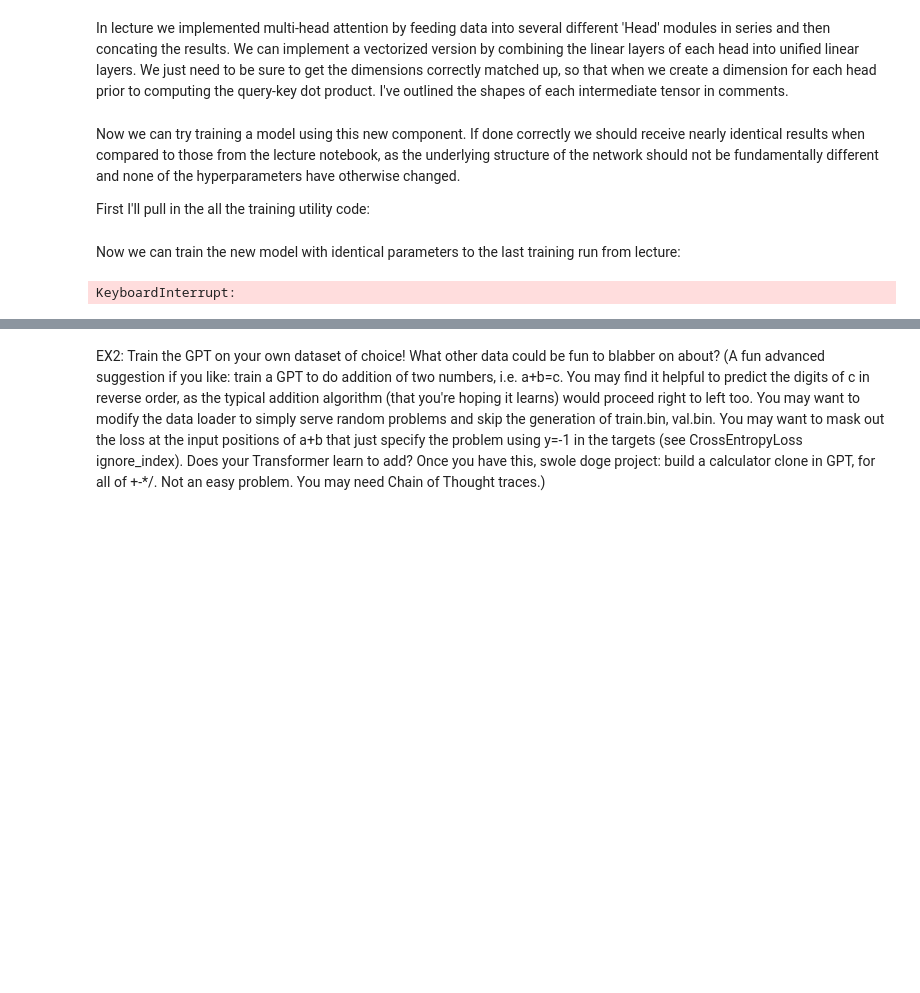
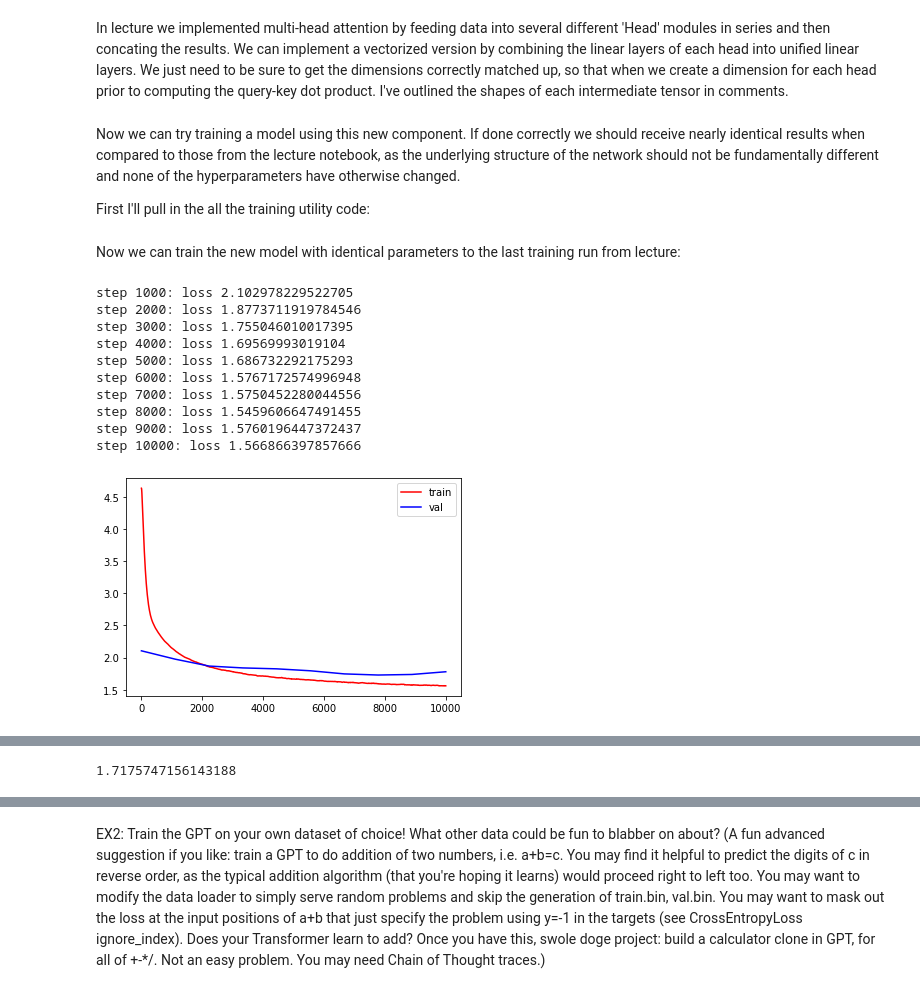
Before and after one commit to lowrollr/nn_zero_to_hero, a Jupyter notebook: l7_gpt/exercises.ipynb, the cells around one changed output, grey strips where cells are left out. Drawn from its saved outputs; the diff is of its cells as text; code cells hidden in the pictures; blank space fills up the shorter version.

Commit message:
fine tuned model

```diff
--- a/l7_gpt/exercises.ipynb
+++ b/l7_gpt/exercises.ipynb
@@ -12,7 +12,7 @@ device = torch.device('cuda' if torch.cuda.is_available() else 'cpu')
 Pulling in our code from lecture, we left off with the following implementation:
 # %%
 class SelfAttentionHead(nn.Module):
-    def __init__(self, input_channels, output_channels, context_length, dropout=0.2) -> None:
+    def __init__(self, input_channels, output_channels, context_length, dropout=0.05) -> None:
         super().__init__()
         self.input_channels = input_channels
         self.output_channels = output_channels
@@ -141,7 +141,7 @@ class MultiBlockModel(nn.Module):
 In lecture we implemented multi-head attention by feeding data into several different 'Head' modules in series and then concating the results. We can implement a vectorized version by combining the linear layers of each head into unified linear layers. We just need to be sure to get the dimensions correctly matched up, so that when we create a dimension for each head prior to computing the query-key dot product. I've outlined the shapes of each intermediate tensor in comments.
 # %%
 class MultiHeadAttention(nn.Module):
-    def __init__(self, input_channels, output_channels, context_length, num_heads, dropout=0.2) -> None:
+    def __init__(self, input_channels, output_channels, context_length, num_heads, dropout=0.05) -> None:
         assert output_channels % num_heads == 0
         super().__init__()
         self.input_channels = input_channels
@@ -261,11 +261,11 @@ vocab_size = len(chars) + 1
 
 stoi = { ch:i for i,ch in enumerate(chars) }
 itos = { i:ch for i,ch in enumerate(chars) }
-stoi[len(stoi)] = 'ukn'
-itos['ukn'] = len(itos)
+stoi['ukn'] = len(stoi)
+itos[len(itos)] = 'ukn'
 
 
-encode = lambda s: [stoi.get(c, itos['ukn']) for c in s] # encoder: take a string, output a list of integers
+encode = lambda s: [stoi.get(c, stoi['ukn']) for c in s] # encoder: take a string, output a list of integers
 decode = lambda l: ''.join([itos[i] for i in l]) # decoder: take a list of integers, output a string
 
 with open('input.txt', 'r', encoding='utf-8') as f:
@@ -340,22 +340,34 @@ def plot_ema(losses, eval_losses, gamma=0.99, title='ema'):
     print('final train loss (ema):', ema_losses[-1])
     print('final validation loss:', eval_losses[-1])
 
-def generate_text(model, starting_text=' ', max_new_tokens=100):
-    data = torch.tensor(encode(starting_text), dtype=torch.long, device=device).reshape(-1, 1)
+def generate_text(model, starting_text=None, max_new_tokens=100):
+    if starting_text is None:
+        starting_text = ''
+        data = torch.zeros((1, 1), dtype=torch.long, device=device)
+    else:
+        data = torch.tensor(encode(starting_text), dtype=torch.long, device=device).reshape(-1, 1)
     model.eval()
     with torch.no_grad():
-        print(starting_text + decode(model.generate(data, max_new_tokens=max_new_tokens)[0].tolist()))
+        print(starting_text + decode(model.generate(data, max_new_tokens=max_new_tokens)[-1].tolist()))
     model.train()
 # %% [markdown]
 Now we can train the new model with identical parameters to the last training run from lecture:
 # %%
 context_length = 128
 batch_size = 32
 emb_size = 64
 multi_block_model = MultiBlockModel(vocab_size, emb_size, emb_size, context_length, num_multi_attn_heads=8, num_blocks=8).to(device)
 losses, eval_losses = train(multi_block_model, 10000, batch_size, context_length)
 plot_ema(losses, eval_losses)
-evaluate(multi_block_model, batch_size, context_length)
-generate_text(multi_block_model)
 # %% [output]
-KeyboardInterrupt:
+step 1000: loss 2.102978229522705
+step 2000: loss 1.8773711919784546
+step 3000: loss 1.755046010017395
+step 4000: loss 1.69569993019104
+step 5000: loss 1.686732292175293
+step 6000: loss 1.5767172574996948
+step 7000: loss 1.5750452280044556
+step 8000: loss 1.5459606647491455
+step 9000: loss 1.5760196447372437
+step 10000: loss 1.566866397857666
+[figure, added]
@@ -361,0 +376 @@ KeyboardInterrupt:
+1.7175747156143188
```
Also changed, not shown: parts of 12 cells of this notebook.
